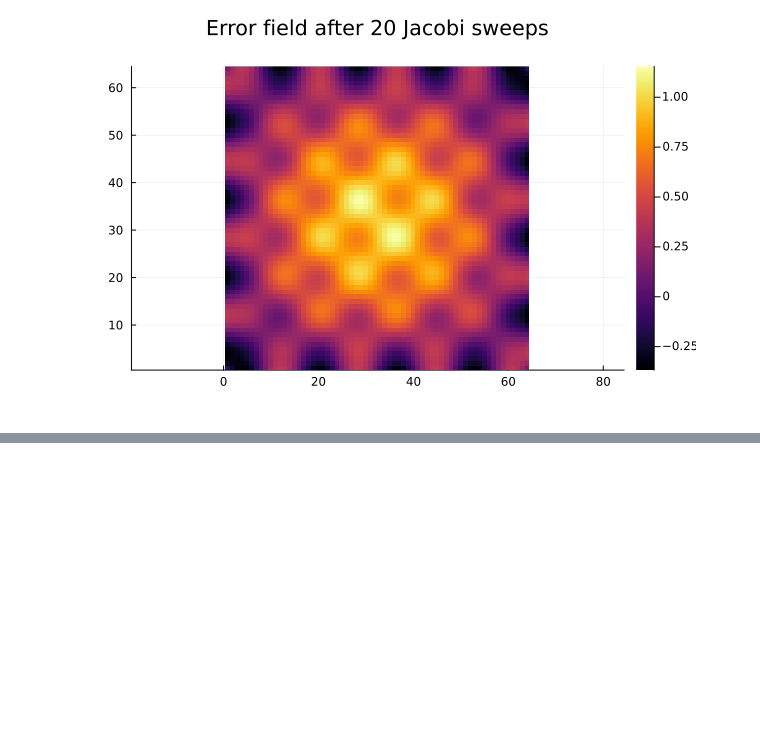
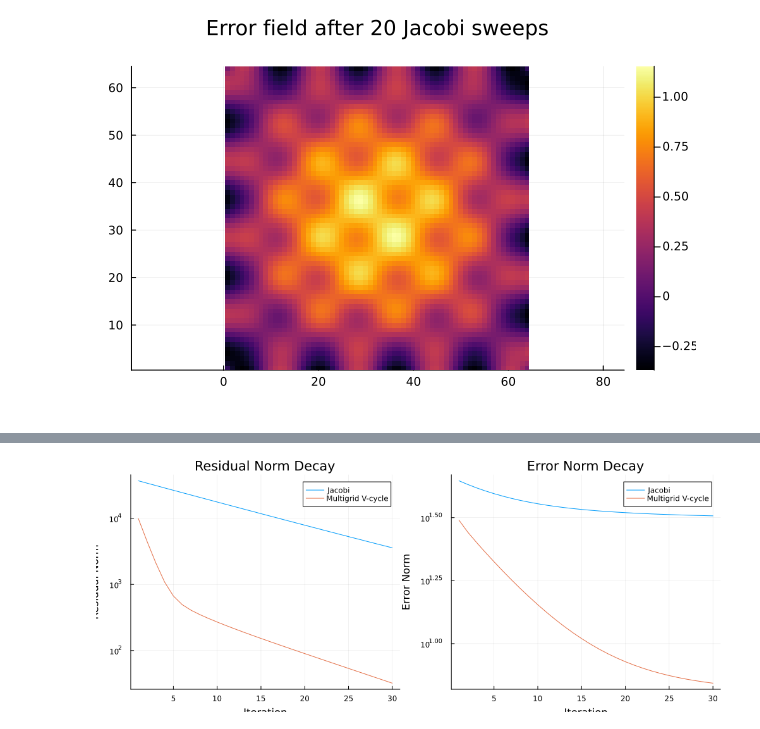
Before and after one commit to eerieA/ju-labs, a Jupyter notebook: pde-num-ana/smoothing.ipynb, the cells around one changed output, grey strips where cells are left out. Cells and saved outputs as stored; diff of their text form; code cells hidden in the pictures; blank space fills up the shorter version.

Commit message:
steps 3 and 4

```diff
--- a/pde-num-ana/smoothing.ipynb
+++ b/pde-num-ana/smoothing.ipynb
@@ -239,0 +358,36 @@ heatmap(err, title="Error field after $num_iters Jacobi sweeps", aspect_ratio=1)
+# %%
+# Reset initial guesses
+u_jacobi = [sin(8*pi*xi) * sin(8*pi*yj) for xi in x, yj in y]
+u_mg = copy(u_jacobi)
+
+num_iters = 30
+res_jacobi = zeros(num_iters)
+res_mg = zeros(num_iters)
+err_jacobi = zeros(num_iters)
+err_mg = zeros(num_iters)
+
+for k in 1:num_iters
+    # --- Jacobi ---
+    u_jacobi = jacobi_step(u_jacobi, f, h)
+    res_jacobi[k] = norm(residual(u_jacobi, f, h))
+    err_jacobi[k] = norm(u_jacobi .- u_true)
+
+    # --- Multigrid ---
+    u_mg = vcycle(u_mg, f, h)
+    res_mg[k] = norm(residual(u_mg, f, h))
+    err_mg[k] = norm(u_mg .- u_true)
+end
+# %%
+p1 = plot(1:num_iters, [res_jacobi res_mg],
+          labels=["Jacobi" "Multigrid V-cycle"],
+          yscale=:log10, xlabel="Iteration", ylabel="Residual Norm",
+          title="Residual Norm Decay")
+
+p2 = plot(1:num_iters, [err_jacobi err_mg],
+          labels=["Jacobi" "Multigrid V-cycle"],
+          yscale=:log10, xlabel="Iteration", ylabel="Error Norm",
+          title="Error Norm Decay")
+
+plot(p1, p2, layout=(1,2), size=(1000,400))
+# %% [output]
+[figure, added]
```
Also changed, not shown: parts of 9 cells of this notebook.
